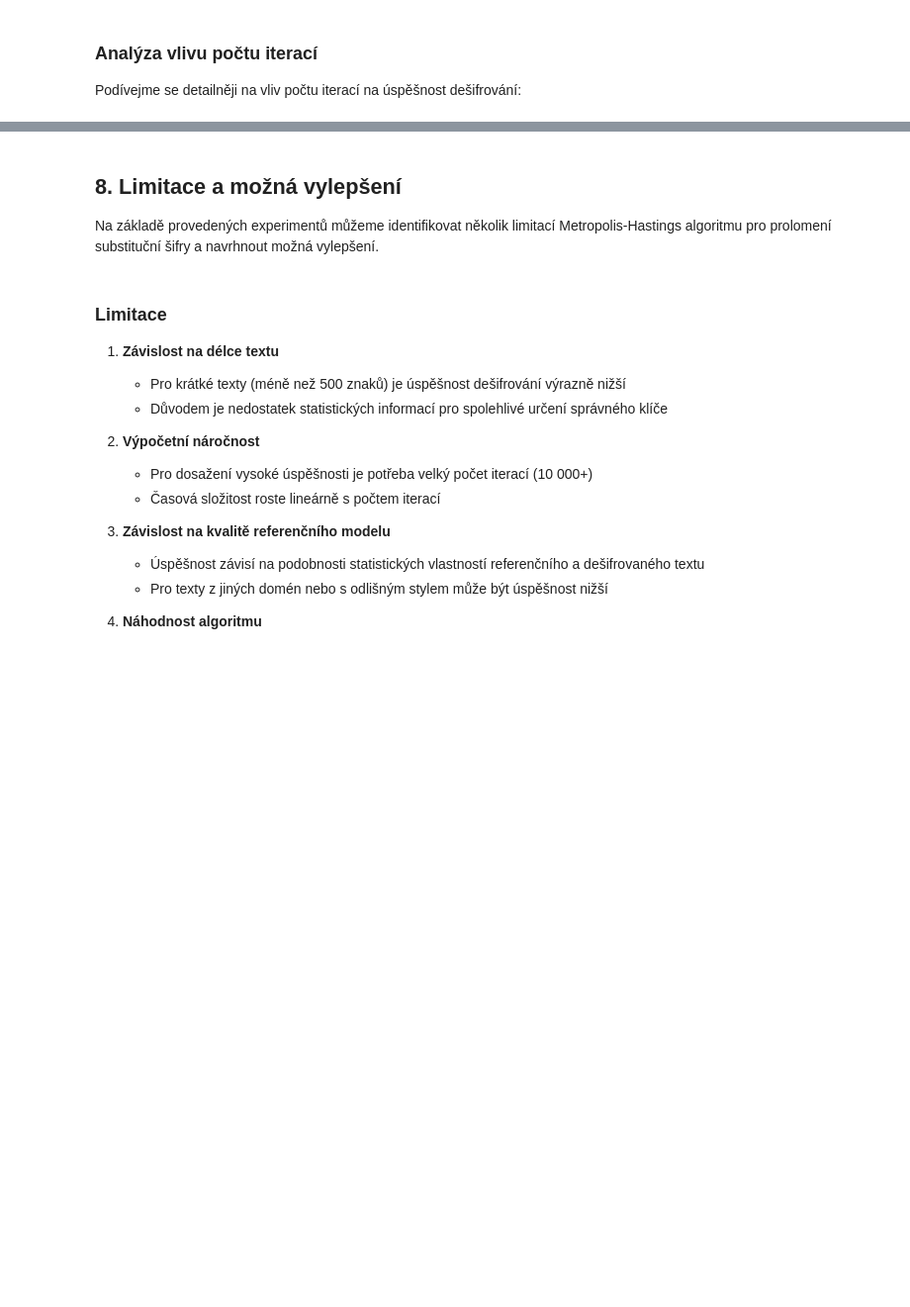
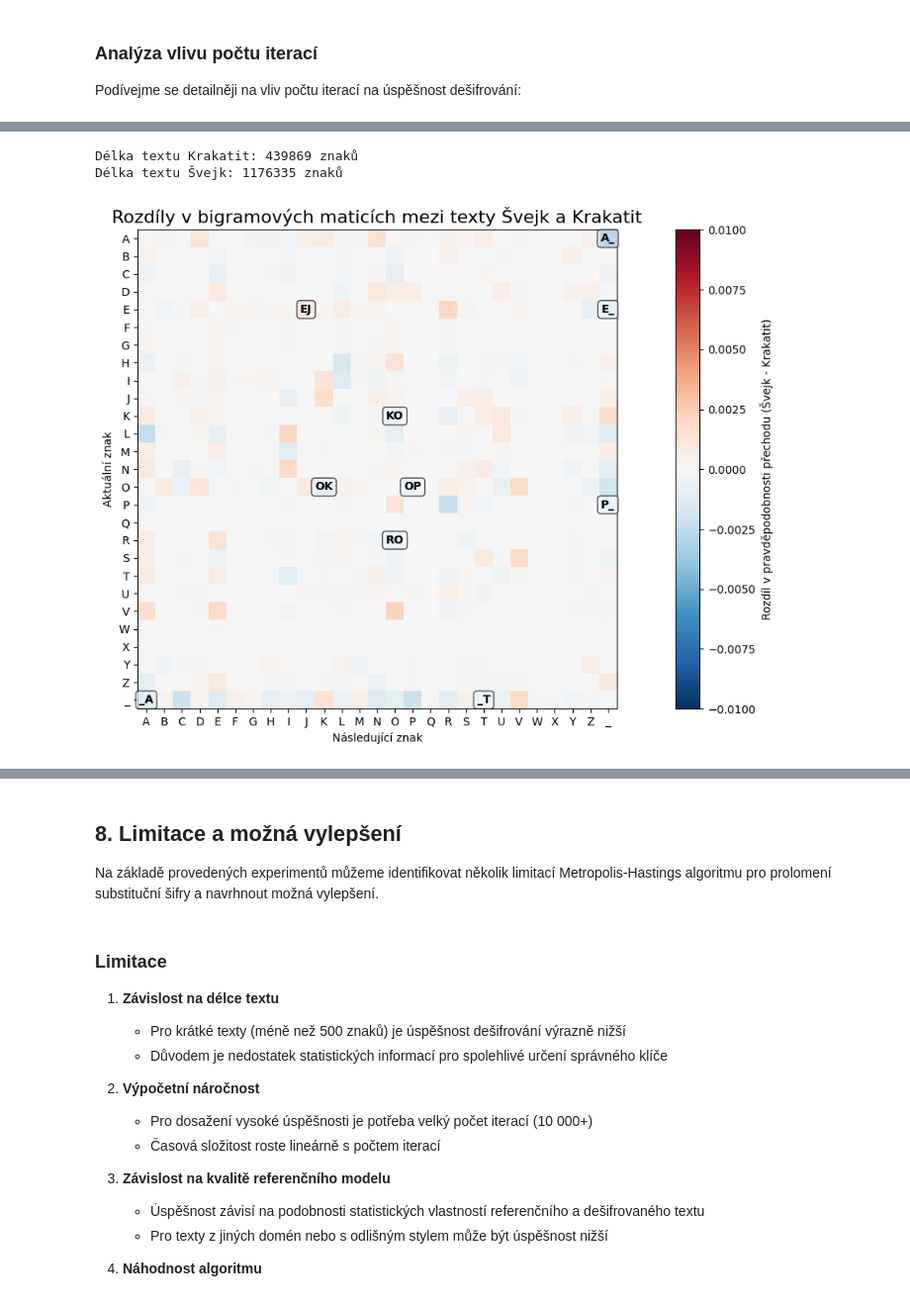
Before and after one commit to ViTo787878/cipher, a Jupyter notebook: notebooks/subcipher_deep_analysis.ipynb, the cells around one changed output, grey strips where cells are left out. Shown: that part at 99% size. Cells and saved outputs as stored; diff of their text form; code cells hidden in the pictures; blank space fills up the shorter version.

```diff
--- a/notebooks/subcipher_deep_analysis.ipynb
+++ b/notebooks/subcipher_deep_analysis.ipynb
@@ -806,0 +811,52 @@ plt.show()
+# %%
+# Načtení a normalizace obou textů
+krakatit_text = load_textfile("../data_samples/krakatit.txt")
+svejk_text = load_textfile("../data_samples/svejk.txt")
+
+krakatit_norm = normalize_text(krakatit_text)
+svejk_norm = normalize_text(svejk_text)
+
+print(f"Délka textu Krakatit: {len(krakatit_norm)} znaků")
+print(f"Délka textu Švejk: {len(svejk_norm)} znaků")
+
+# Vytvoření bigramových matic pro oba texty
+krakatit_bigrams = get_bigrams(krakatit_norm)
+svejk_bigrams = get_bigrams(svejk_norm)
+
+krakatit_matrix = transition_matrix(krakatit_bigrams, ALPHABET)
+svejk_matrix = transition_matrix(svejk_bigrams, ALPHABET)
+# %% [output]
+Délka textu Krakatit: 439869 znaků
+Délka textu Švejk: 1176335 znaků
+# %%
+# Vizualizace rozdílů mezi bigramovými maticemi
+plt.figure(figsize=(15, 7))
+
+# Rozdílová matice (Švejk - Krakatit)
+diff_matrix = svejk_matrix - krakatit_matrix
+
+# Použijeme divergentní barevnou mapu pro zvýraznění rozdílů
+plt.imshow(diff_matrix, cmap='RdBu_r', vmin=-0.01, vmax=0.01)
+plt.colorbar(label='Rozdíl v pravděpodobnosti přechodu (Švejk - Krakatit)')
+plt.title('Rozdíly v bigramových maticích mezi texty Švejk a Krakatit', fontsize=16)
+plt.xlabel('Následující znak')
+plt.ylabel('Aktuální znak')
+plt.xticks(range(len(ALPHABET)), list(ALPHABET))
+plt.yticks(range(len(ALPHABET)), list(ALPHABET))
+
+# Zvýraznění největších rozdílů
+top_diffs = []
+for i in range(len(ALPHABET)):
+    for j in range(len(ALPHABET)):
+        top_diffs.append((i, j, abs(diff_matrix[i, j])))
+
+top_diffs.sort(key=lambda x: x[2], reverse=True)
+for i, j, diff in top_diffs[:10]:  # Zobrazení 10 největších rozdílů
+    plt.annotate(f"{ALPHABET[i]}{ALPHABET[j]}", xy=(j, i), ha="center", va="center",
+                 color="black", fontweight="bold",
+                 bbox=dict(boxstyle="round,pad=0.3", fc="white", ec="black", alpha=0.7))
+
+plt.tight_layout()
+plt.show()
+# %% [output]
+[figure, added]
```
Also changed, not shown: parts of 12 cells of this notebook, 1 other file.
